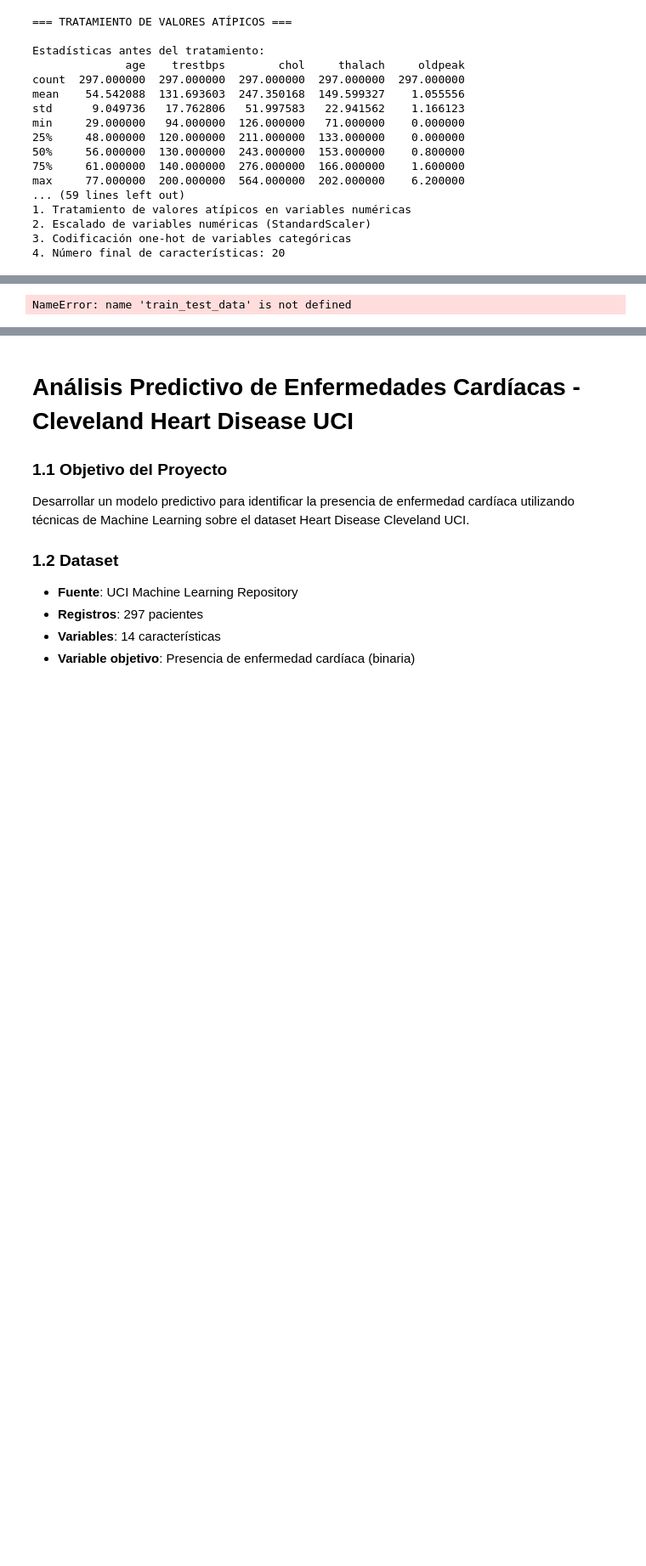
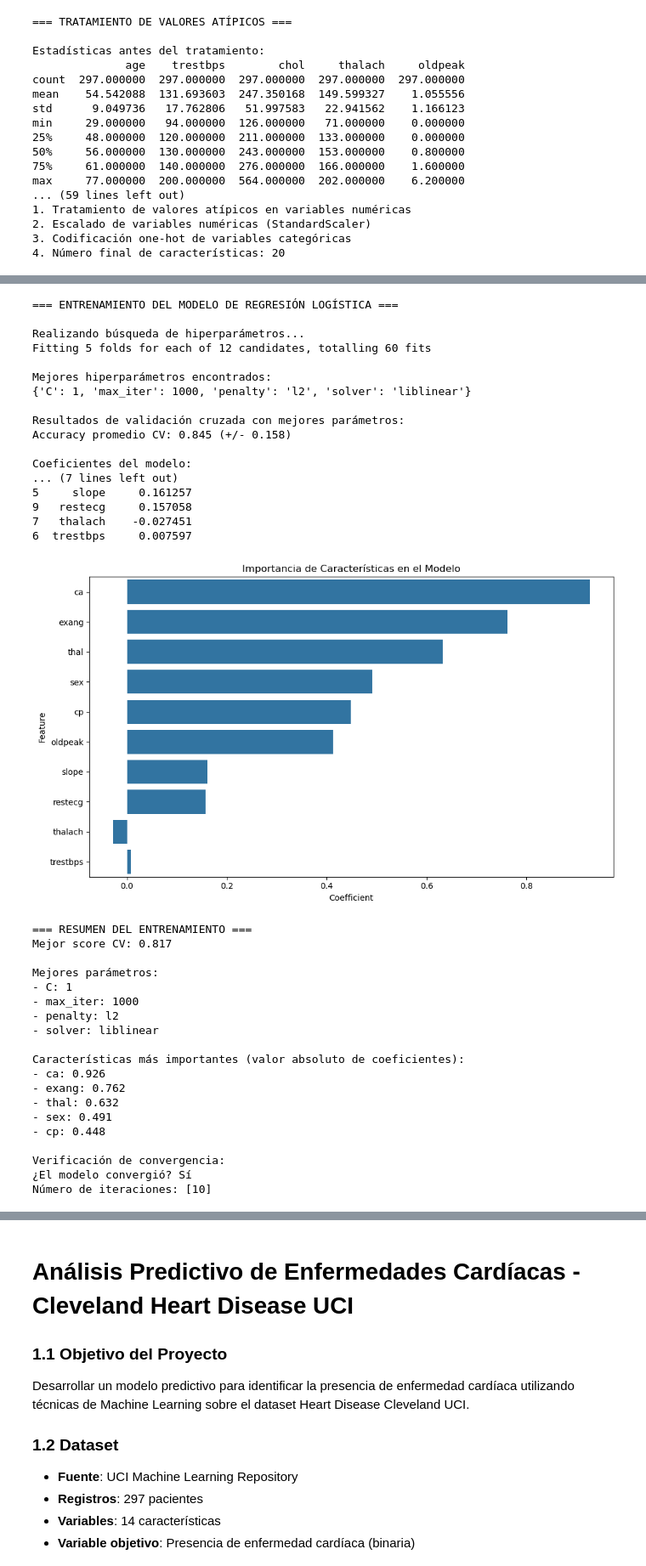
Before and after one commit to Jaycoach/Data_Analis, a Jupyter notebook: heart_cleveland_upload.ipynb, the cells around one changed output, grey strips where cells are left out. Shown at 85% size. Saved outputs shown, nothing was run; the diff lists cells and outputs as text; code cells hidden in the pictures; blank space fills up the shorter version.

```diff
--- a/heart_cleveland_upload.ipynb
+++ b/heart_cleveland_upload.ipynb
@@ -583,18 +651,22 @@ NameError: name 'feature_selection_results' is not defined
 # %%
 # Importar bibliotecas necesarias
 from sklearn.linear_model import LogisticRegression
-from sklearn.model_selection import GridSearchCV, cross_val_score
+from sklearn.model_selection import GridSearchCV, cross_val_score, train_test_split
 from sklearn.metrics import make_scorer, accuracy_score, precision_score, recall_score, f1_score
 import numpy as np
 import pandas as pd
 import matplotlib.pyplot as plt
 import seaborn as sns
 
-# Usar los datos del paso anterior
-X_train = train_test_data['X_train']
-X_test = train_test_data['X_test']
-y_train = train_test_data['y_train']
-y_test = train_test_data['y_test']
+# Dividir los datos en train y test
+X = X_selected  # Usando X_selected del paso anterior de selección de características
+y = feature_selection_results['y']
+feature_names = feature_selection_results['selected_features']
+
+# Realizar la división train/test
+X_train, X_test, y_train, y_test = train_test_split(
+    X, y, test_size=0.2, random_state=42, stratify=y
+)
 
 print("=== ENTRENAMIENTO DEL MODELO DE REGRESIÓN LOGÍSTICA ===")
 
@@ -646,7 +718,6 @@ final_model = LogisticRegression(**grid_search.best_params_)
 final_model.fit(X_train, y_train)
 
 # 8. Obtener coeficientes del modelo
-feature_names = train_test_data['features']
 coefficients = pd.DataFrame({
     'Feature': feature_names,
     'Coefficient': final_model.coef_[0]
@@ -664,35 +735,75 @@ plt.tight_layout()
 plt.show()
 
 # 10. Calcular predicciones de probabilidad
 train_proba = final_model.predict_proba(X_train)
 test_proba = final_model.predict_proba(X_test)
 
 # 11. Guardar resultados del modelo
 model_results = {
     'model': final_model,
     'best_params': grid_search.best_params_,
     'cv_scores': cv_results,
     'feature_importance': coefficients,
     'train_proba': train_proba,
-    'test_proba': test_proba
+    'test_proba': test_proba,
+    'X_train': X_train,
+    'X_test': X_test,
+    'y_train': y_train,
+    'y_test': y_test
 }
 
 print("\n=== RESUMEN DEL ENTRENAMIENTO ===")
 print(f"Mejor score CV: {grid_search.best_score_:.3f}")
 print("\nMejores parámetros:")
 for param, value in grid_search.best_params_.items():
     print(f"- {param}: {value}")
 
 print("\nCaracterísticas más importantes (valor absoluto de coeficientes):")
 for _, row in coefficients.head().iterrows():
     print(f"- {row['Feature']}: {abs(row['Coefficient']):.3f}")
 
 # 12. Análisis de convergencia
 print("\nVerificación de convergencia:")
 print(f"¿El modelo convergió? {'Sí' if final_model.n_iter_ < final_model.max_iter else 'No'}")
 print(f"Número de iteraciones: {final_model.n_iter_}")
 # %% [output]
-NameError: name 'train_test_data' is not defined
+=== ENTRENAMIENTO DEL MODELO DE REGRESIÓN LOGÍSTICA ===
+
+Realizando búsqueda de hiperparámetros...
+Fitting 5 folds for each of 12 candidates, totalling 60 fits
+
+Mejores hiperparámetros encontrados:
+{'C': 1, 'max_iter': 1000, 'penalty': 'l2', 'solver': 'liblinear'}
+
+Resultados de validación cruzada con mejores parámetros:
+Accuracy promedio CV: 0.845 (+/- 0.158)
+
+Coeficientes del modelo:
+... (7 lines left out)
+5     slope     0.161257
+9   restecg     0.157058
+7   thalach    -0.027451
+6  trestbps     0.007597
+[figure, added]
+=== RESUMEN DEL ENTRENAMIENTO ===
+Mejor score CV: 0.817
+
+Mejores parámetros:
+- C: 1
+- max_iter: 1000
+- penalty: l2
+- solver: liblinear
+
+Características más importantes (valor absoluto de coeficientes):
+- ca: 0.926
+- exang: 0.762
+- thal: 0.632
+- sex: 0.491
+- cp: 0.448
+
+Verificación de convergencia:
+¿El modelo convergió? Sí
+Número de iteraciones: [10]
 # %%
 # Importar bibliotecas necesarias
 from sklearn.metrics import (
```
Also changed, not shown: parts of 3 cells of this notebook.
